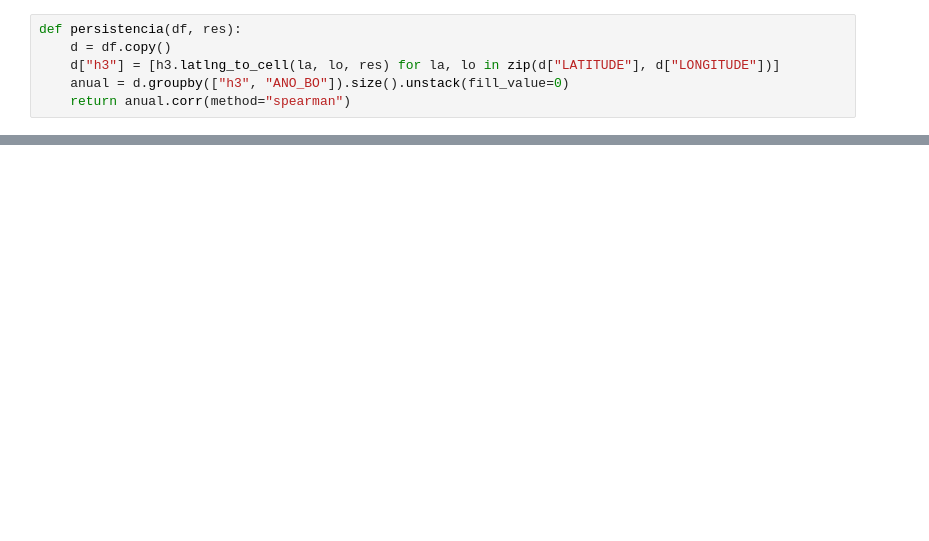
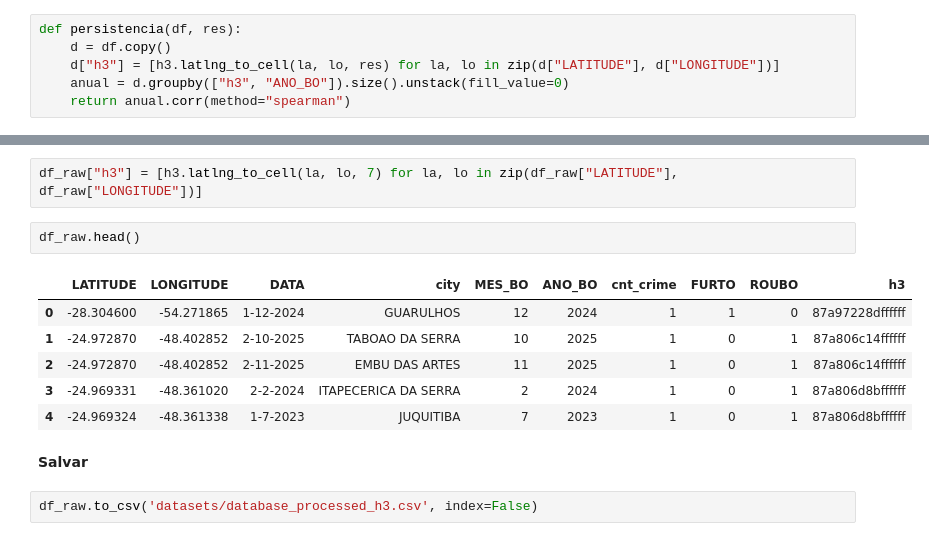
Before and after one commit to Marcos-Med/sp-crime-spatiotemporal-prediction, a Jupyter notebook: processing_coords_ssp_sp.ipynb, the cells around one changed output, grey strips where cells are left out. Cells and saved outputs as stored; diff of their text form; blank space fills up the shorter version.

```diff
--- a/processing_coords_ssp_sp.ipynb
+++ b/processing_coords_ssp_sp.ipynb
@@ -84,0 +100,15 @@ persistencia(df_raw, 8)
+# %%
+df_raw["h3"] = [h3.latlng_to_cell(la, lo, 7) for la, lo in zip(df_raw["LATITUDE"], df_raw["LONGITUDE"])]
+# %%
+df_raw.head()
+# %% [output]
+|  | LATITUDE | LONGITUDE | DATA | city | MES_BO | ANO_BO | cnt_crime | FURTO | ROUBO | h3 |
+| 0 | -28.304600 | -54.271865 | 1-12-2024 | GUARULHOS | 12 | 2024 | 1 | 1 | 0 | 87a97228dffffff |
+| 1 | -24.972870 | -48.402852 | 2-10-2025 | TABOAO DA SERRA | 10 | 2025 | 1 | 0 | 1 | 87a806c14ffffff |
+| 2 | -24.972870 | -48.402852 | 2-11-2025 | EMBU DAS ARTES | 11 | 2025 | 1 | 0 | 1 | 87a806c14ffffff |
+| 3 | -24.969331 | -48.361020 | 2-2-2024 | ITAPECERICA DA SERRA | 2 | 2024 | 1 | 0 | 1 | 87a806d8bffffff |
+| 4 | -24.969324 | -48.361338 | 1-7-2023 | JUQUITIBA | 7 | 2023 | 1 | 0 | 1 | 87a806d8bffffff |
+# %% [markdown]
+**Salvar**
+# %%
+df_raw.to_csv('datasets/database_processed_h3.csv', index=False)
```
Also changed, not shown: parts of 6 cells of this notebook, 1 other file.
